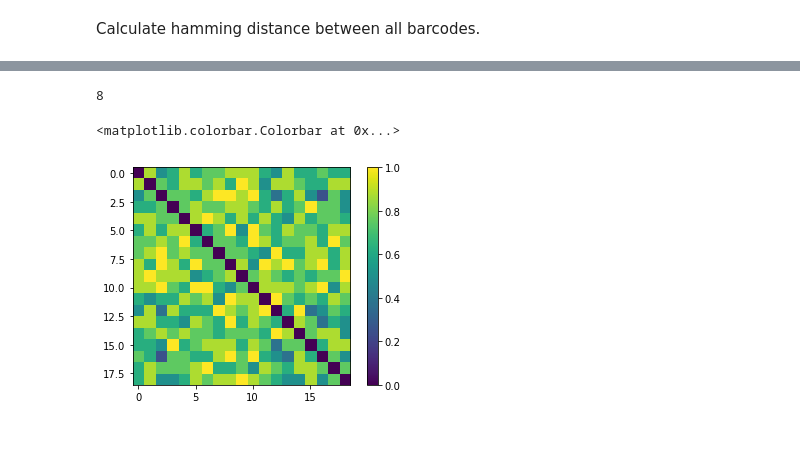
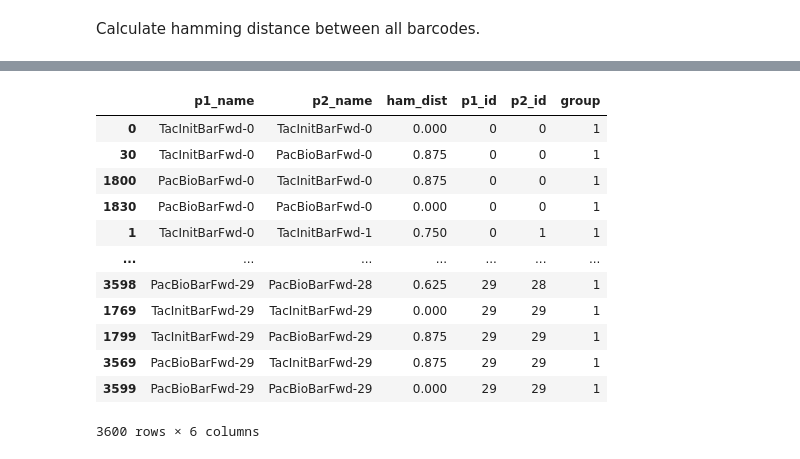
Before and after one commit to EthanHolleman/misc-jupyter-notebooks, a Jupyter notebook: pacBio/PacBioPrimers.ipynb, the cells around one changed output, grey strips where cells are left out. Cells and saved outputs as stored; diff of their text form; code cells hidden in the pictures.

```diff
--- a/pacBio/PacBioPrimers.ipynb
+++ b/pacBio/PacBioPrimers.ipynb
@@ -352,4 +352,0 @@ ham_grid = np.zeros((len(BarcodedPrimer.overhang_seqs), len(BarcodedPrimer.overh
-# %%
-len(BarcodedPrimer.overhang_seqs[0])
-# %% [output]
-8
@@ -360,6 +352,0 @@ for i in range(len(BarcodedPrimer.overhang_seqs)):
-# %%
-c = plt.imshow(ham_grid)
-plt.colorbar(c)
-# %% [output]
-<matplotlib.colorbar.Colorbar at 0x...>
-[figure, removed]
@@ -365,0 +355,34 @@ plt.colorbar(c)
+# %%
+ham_dist = []
+for p1 in all_barcode_primers:
+    for p2 in all_barcode_primers:
+        ham_dist.append(
+            {
+                'p1_name': p1.name,
+                'p2_name': p2.name,
+                'ham_dist': ham(p1.overhang_seq, p2.overhang_seq),
+                'p1_id': int(p1.name.split('-')[-1]),
+                'p2_id': int(p2.name.split('-')[-1]),
+                'group': '1'
+
+            }
+
+        )
+
+ham_dist_table = pd.DataFrame(ham_dist)
+ham_dist_table = ham_dist_table.sort_values(by=['p1_id', 'p2_id'])
+ham_dist_table
+# %% [output]
+|  | p1_name | p2_name | ham_dist | p1_id | p2_id | group |
+| 0 | TacInitBarFwd-0 | TacInitBarFwd-0 | 0.000 | 0 | 0 | 1 |
+| 30 | TacInitBarFwd-0 | PacBioBarFwd-0 | 0.875 | 0 | 0 | 1 |
+| 1800 | PacBioBarFwd-0 | TacInitBarFwd-0 | 0.875 | 0 | 0 | 1 |
+| 1830 | PacBioBarFwd-0 | PacBioBarFwd-0 | 0.000 | 0 | 0 | 1 |
+| 1 | TacInitBarFwd-0 | TacInitBarFwd-1 | 0.750 | 0 | 1 | 1 |
+| ... | ... | ... | ... | ... | ... | ... |
+| 3598 | PacBioBarFwd-29 | PacBioBarFwd-28 | 0.625 | 29 | 28 | 1 |
+| 1769 | TacInitBarFwd-29 | TacInitBarFwd-29 | 0.000 | 29 | 29 | 1 |
+| 1799 | TacInitBarFwd-29 | PacBioBarFwd-29 | 0.875 | 29 | 29 | 1 |
+| 3569 | PacBioBarFwd-29 | TacInitBarFwd-29 | 0.875 | 29 | 29 | 1 |
+| 3599 | PacBioBarFwd-29 | PacBioBarFwd-29 | 0.000 | 29 | 29 | 1 |
+3600 rows × 6 columns
```
Also changed, not shown: parts of 35 cells of this notebook, 5 other files.
